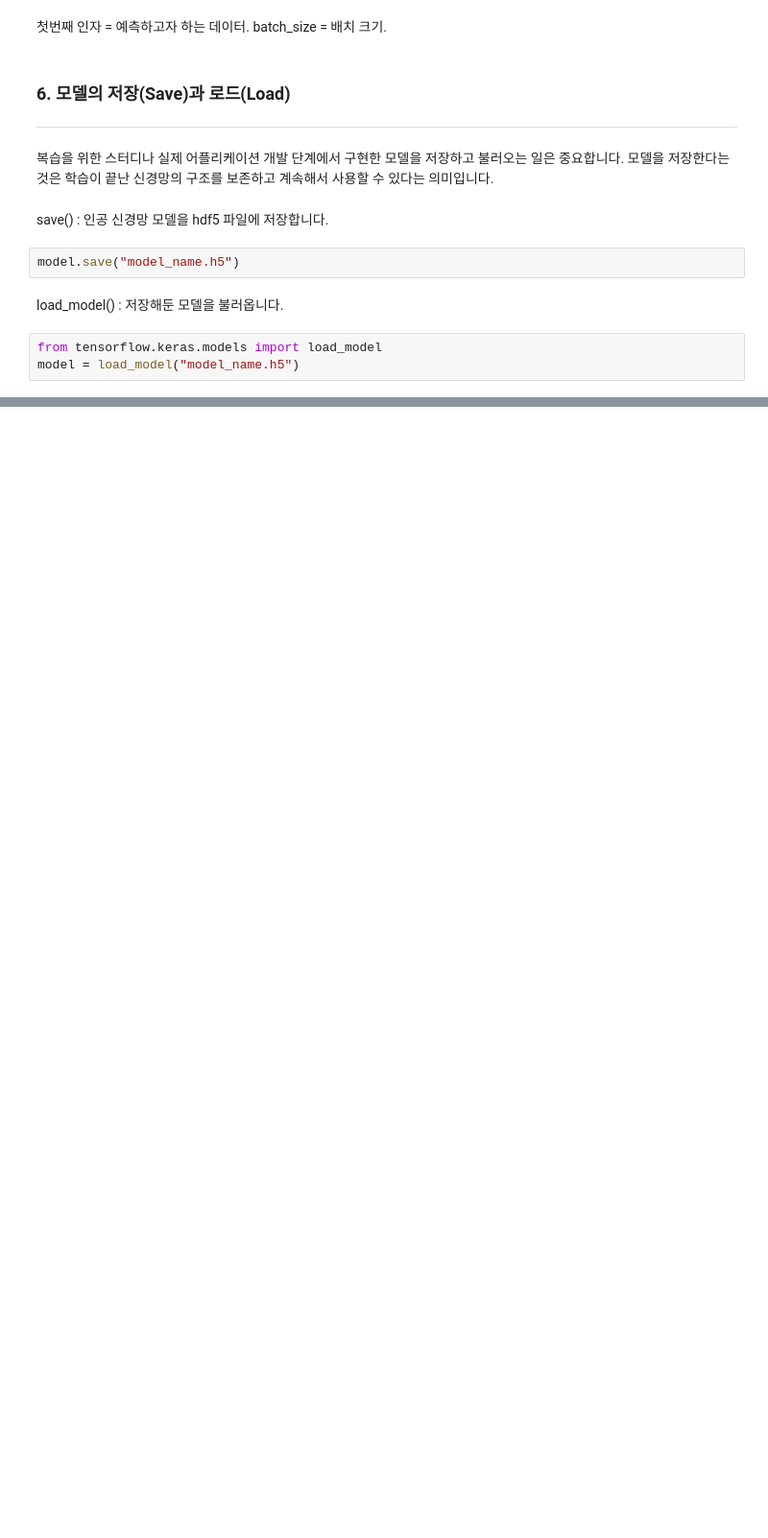
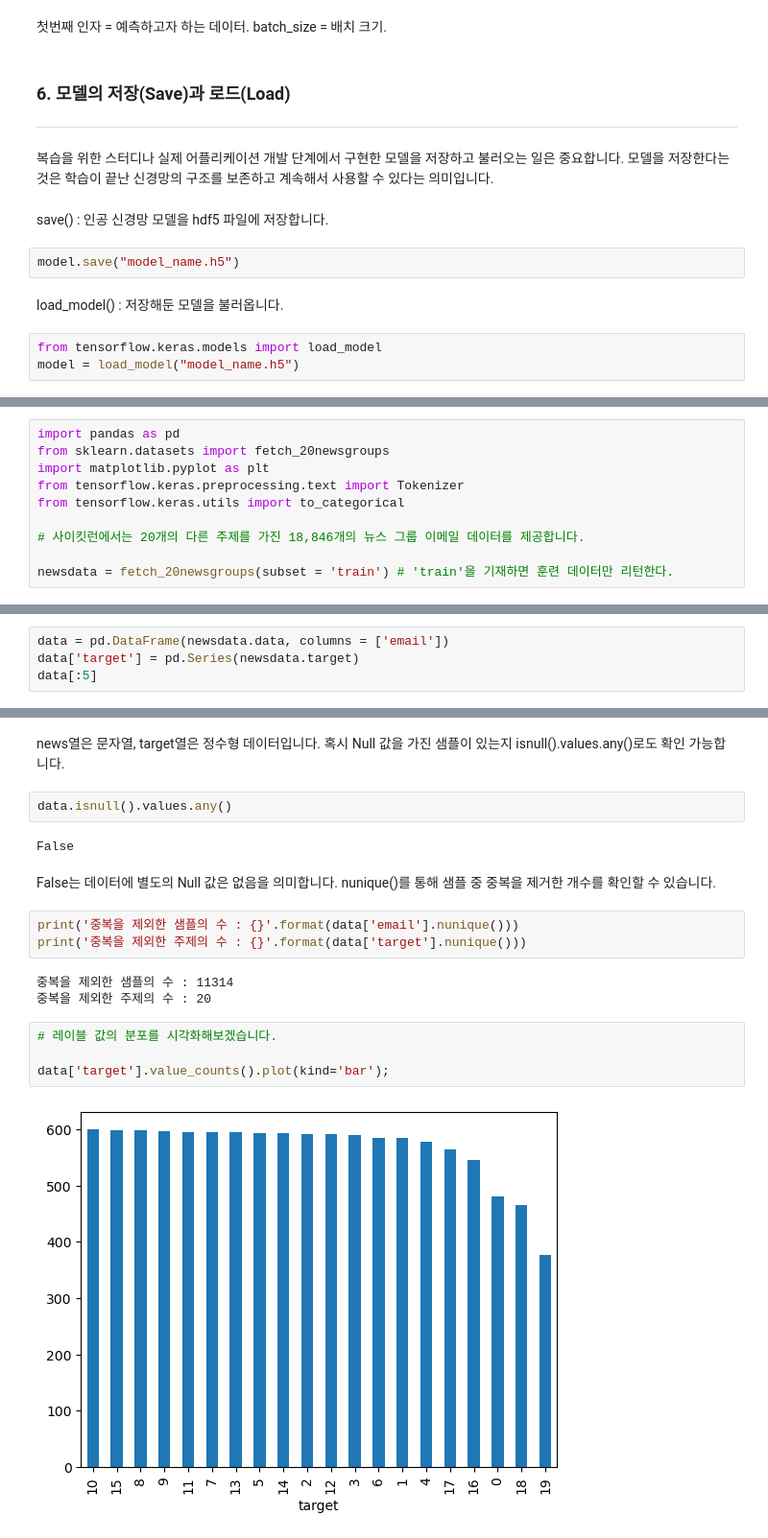
Before and after one commit to ss990321/tensorflow-nlp, a Jupyter notebook: 07_Chaper/07_DeepLearning.ipynb, the cells around one changed output, grey strips where cells are left out. Shown at 96% size. Drawn from its saved outputs; the diff is of its cells as text; blank space fills up the shorter version.

```diff
--- a/07_Chaper/07_DeepLearning.ipynb
+++ b/07_Chaper/07_DeepLearning.ipynb
@@ -1396,0 +1783,10 @@ model = load_model("model_name.h5")
+# %%
+import pandas as pd
+from sklearn.datasets import fetch_20newsgroups
+import matplotlib.pyplot as plt
+from tensorflow.keras.preprocessing.text import Tokenizer
+from tensorflow.keras.utils import to_categorical
+
+# 사이킷런에서는 20개의 다른 주제를 가진 18,846개의 뉴스 그룹 이메일 데이터를 제공합니다.
+
+newsdata = fetch_20newsgroups(subset = 'train') # 'train'을 기재하면 훈련 데이터만 리턴한다.
@@ -1396,0 +1856,4 @@ model = load_model("model_name.h5")
+# %%
+data = pd.DataFrame(newsdata.data, columns = ['email'])
+data['target'] = pd.Series(newsdata.target)
+data[:5]
@@ -1396,0 +1881,20 @@ model = load_model("model_name.h5")
+# %% [markdown]
+news열은 문자열, target열은 정수형 데이터입니다. 혹시 Null 값을 가진 샘플이 있는지 isnull().values.any()로도 확인 가능합니다.
+# %%
+data.isnull().values.any()
+# %% [output]
+False
+# %% [markdown]
+False는 데이터에 별도의 Null 값은 없음을 의미합니다. nunique()를 통해 샘플 중 중복을 제거한 개수를 확인할 수 있습니다.
+# %%
+print('중복을 제외한 샘플의 수 : {}'.format(data['email'].nunique()))
+print('중복을 제외한 주제의 수 : {}'.format(data['target'].nunique()))
+# %% [output]
+중복을 제외한 샘플의 수 : 11314
+중복을 제외한 주제의 수 : 20
+# %%
+# 레이블 값의 분포를 시각화해보겠습니다.
+
+data['target'].value_counts().plot(kind='bar');
+# %% [output]
+[figure, added]
```
Also changed, not shown: parts of 107 cells of this notebook, 11 other files.
